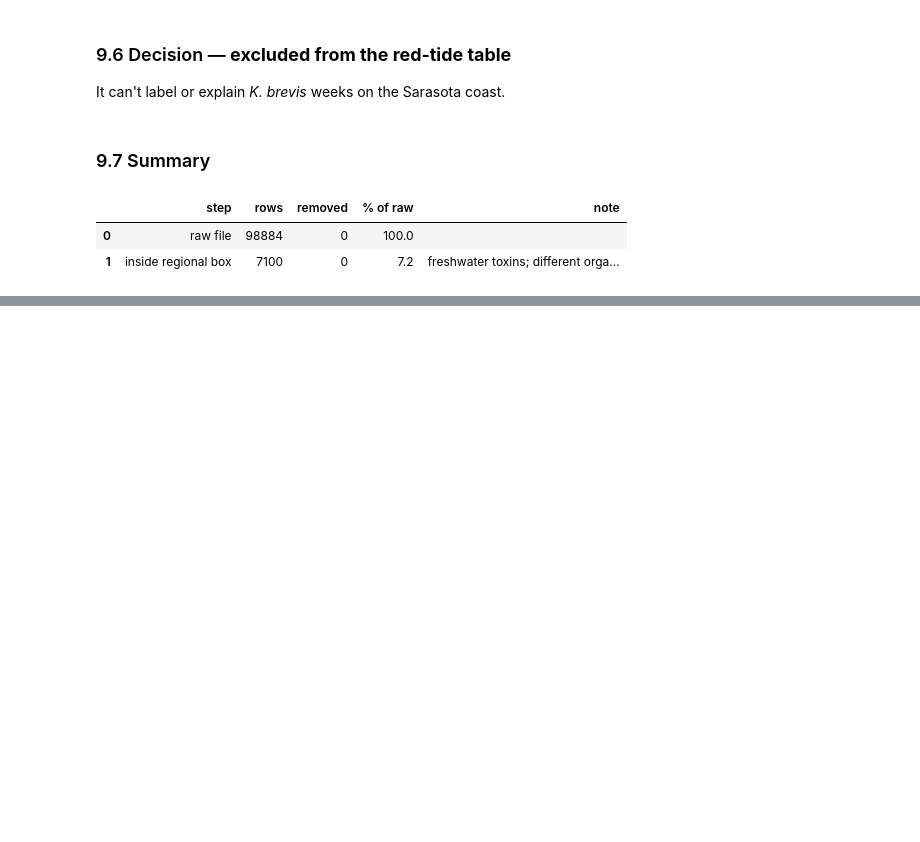
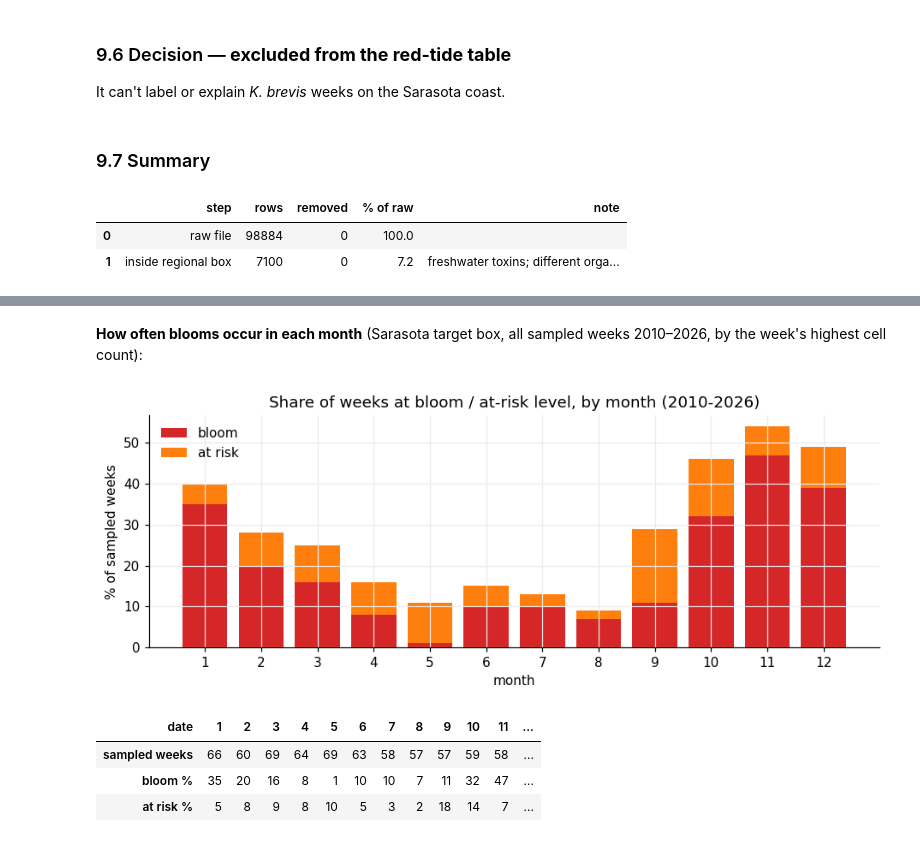
Before and after one commit to Break-Through-Tech/Biointerphase-1A-forecasting-harmful-algal-bloom-risk, a Jupyter notebook: models/notebooks/00_master_eda_and_merge.ipynb, the cells around one changed output, grey strips where cells are left out. Drawn from its saved outputs; the diff is of its cells as text; code cells hidden in the pictures; blank space fills up the shorter version.

```diff
--- a/models/notebooks/00_master_eda_and_merge.ipynb
+++ b/models/notebooks/00_master_eda_and_merge.ipynb
@@ -2290,0 +2340,21 @@ del tox, mc, near
+# %% [markdown]
+**How often blooms occur in each month** (Sarasota target box, all sampled weeks 2010–2026, by the week's highest cell count):
+# %%
+wk_max = habsos[habsos["in_target"]].set_index("date")["cellcount"].resample(WEEK_RULE).max().loc[STUDY_START:].dropna()
+wk_class = pd.cut(wk_max, bins=CLASS_EDGES + [np.inf], labels=False, right=False)
+by_month = wk_class.groupby(wk_class.index.month)
+monthly = pd.DataFrame({"sampled weeks": by_month.size(),
+                        "bloom %": 100 * by_month.apply(lambda c: (c == 2).mean()),
+                        "at risk %": 100 * by_month.apply(lambda c: (c == 1).mean())}).round(0).astype(int)
+fig, ax = plt.subplots(figsize=(10, 3.2))
+ax.bar(monthly.index, monthly["bloom %"], color="tab:red", label="bloom")
+ax.bar(monthly.index, monthly["at risk %"], bottom=monthly["bloom %"], color="tab:orange", label="at risk")
+ax.set_xticks(range(1, 13)); ax.set_xlabel("month"); ax.set_ylabel("% of sampled weeks"); ax.legend(frameon=False)
+ax.set_title("Share of weeks at bloom / at-risk level, by month (2010-2026)"); plt.show()
+monthly.T
+# %% [output]
+[figure, added]
+| date | 1 | 2 | 3 | 4 | 5 | 6 | 7 | 8 | 9 | 10 | 11 | ... |
+| sampled weeks | 66 | 60 | 69 | 64 | 69 | 63 | 58 | 57 | 57 | 59 | 58 | ... |
+| bloom % | 35 | 20 | 16 | 8 | 1 | 10 | 10 | 7 | 11 | 32 | 47 | ... |
+| at risk % | 5 | 8 | 9 | 8 | 10 | 5 | 3 | 2 | 18 | 14 | 7 | ... |
```
Also changed, not shown: parts of 37 cells of this notebook, 4 other files.
